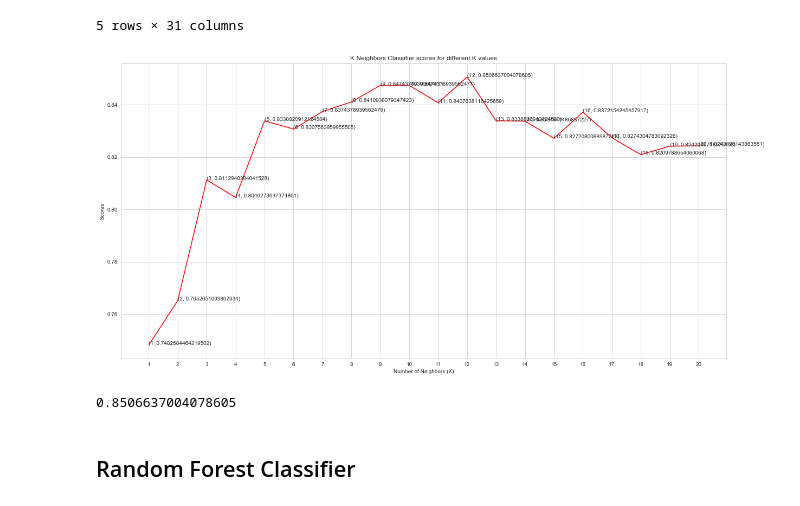
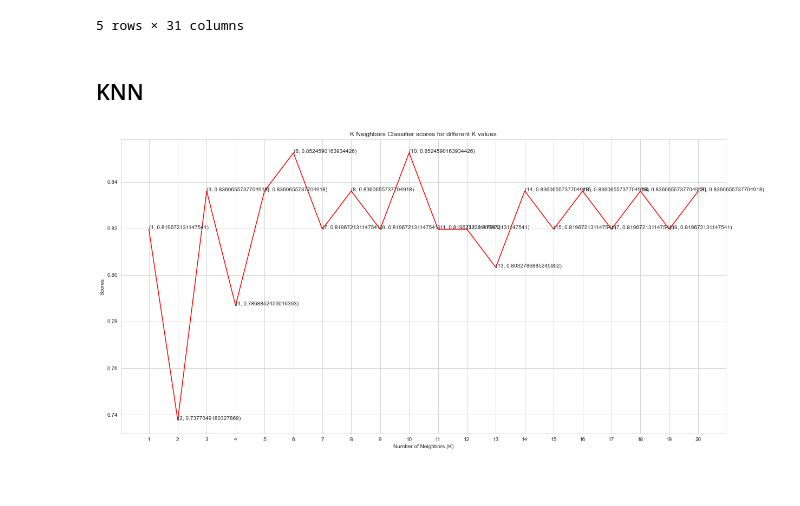
Before and after one commit to moaztayea/Predicting-Heart-Disease, a Jupyter notebook: Predicting Heart Disease/Heart Disease Predictions.ipynb, the cells around one changed output. Saved outputs shown, nothing was run; the diff lists cells and outputs as text; code cells hidden in the pictures.

```diff
--- a/Predicting Heart Disease/Heart Disease Predictions.ipynb
+++ b/Predicting Heart Disease/Heart Disease Predictions.ipynb
@@ -121,23 +121,34 @@ dataset.head()
 | 4 | 0.290464 | -0.663867 | 2.082050 | 0.583939 | -0.379244 | 1 | 1 | 0 | 1 | 0 | ... | ... |
 5 rows × 31 columns
 # %%
-y = dataset['target']
+Y = dataset['target']
 X = dataset.drop(['target'], axis = 1)
+# %%
+from sklearn.model_selection import train_test_split
+from sklearn.metrics import accuracy_score
+
+X_train,X_test,y_train,y_test = train_test_split(X,Y,test_size=0.2,random_state=0)
+# %%
+X_train = standardScaler.fit_transform(X_train)
+X_test = standardScaler.transform(X_test)
+# %% [markdown]
+## KNN
 # %%
-from sklearn.model_selection import cross_val_score
+from sklearn.metrics import classification_report, accuracy_score
 knn_scores = []
 for k in range(1,21):
     knn_classifier = KNeighborsClassifier(n_neighbors = k)
-    score=cross_val_score(knn_classifier,X,y,cv=10)
-    knn_scores.append(score.mean())
+    knn_classifier.fit(X_train,y_train)
+    y_pred = knn_classifier.predict(X_test)
+    knn_scores.append(accuracy_score(y_test,y_pred))
 # %%
 plt.plot([k for k in range(1,21)], knn_scores, color = 'red')
 for i in range(1,21):
     plt.text(i, knn_scores[i-1], (i, knn_scores[i-1]))
 plt.xticks([i for i in range(1,21)])
 plt.xlabel('Number of Neighbors (K)')
 plt.ylabel('Scores')
 plt.title('K Neighbors Classifier scores for different K values')
-plt.rcParams["figure.figsize"] = (20,5)
+plt.rcParams["figure.figsize"] = (20,1)
 # %% [output]
-[figure, old version]
+[figure, new version]
@@ -147,6 +154,0 @@ score = cross_val_score(knn_classifier,X,y,cv=10)
-# %%
-score.mean()
-# %% [output]
-0.8506637004078605
-# %% [markdown]
-## Random Forest Classifier
```
Also changed, not shown: parts of 24 cells of this notebook.
